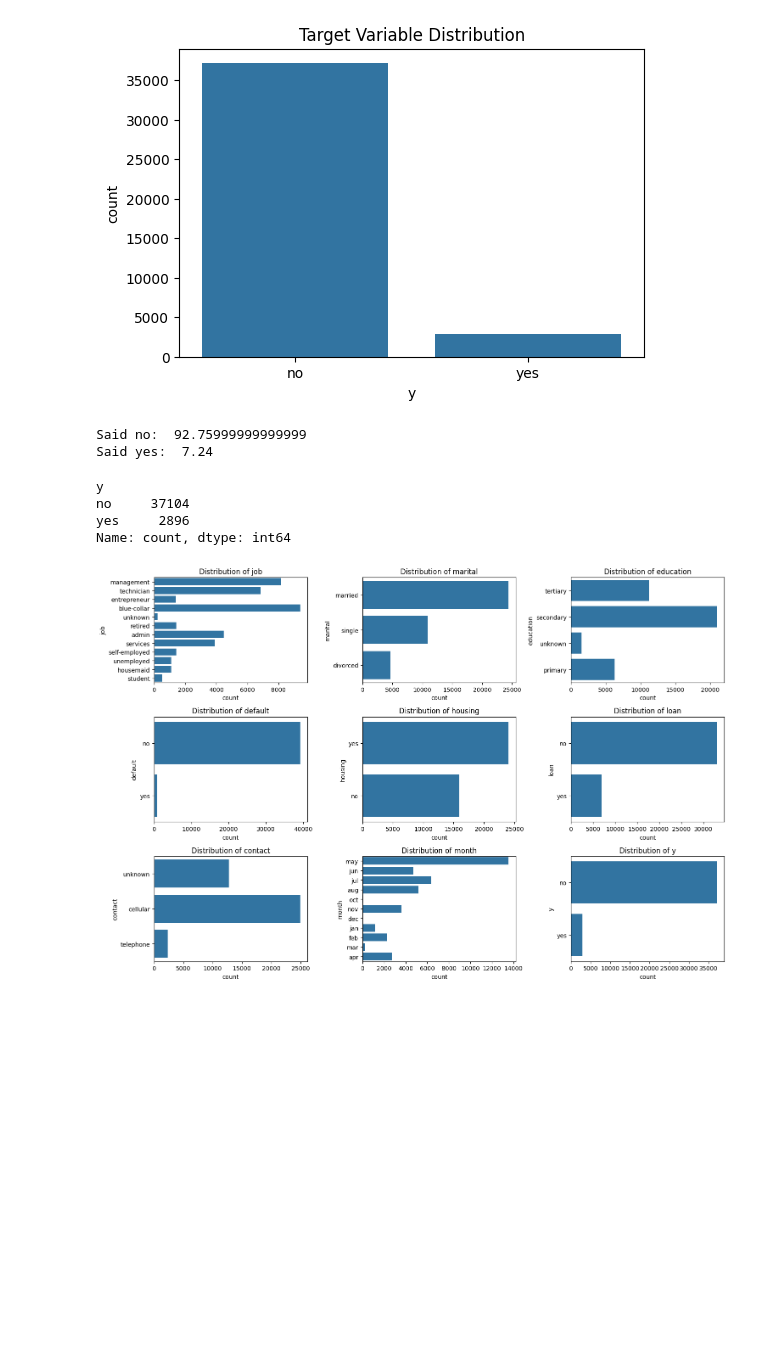
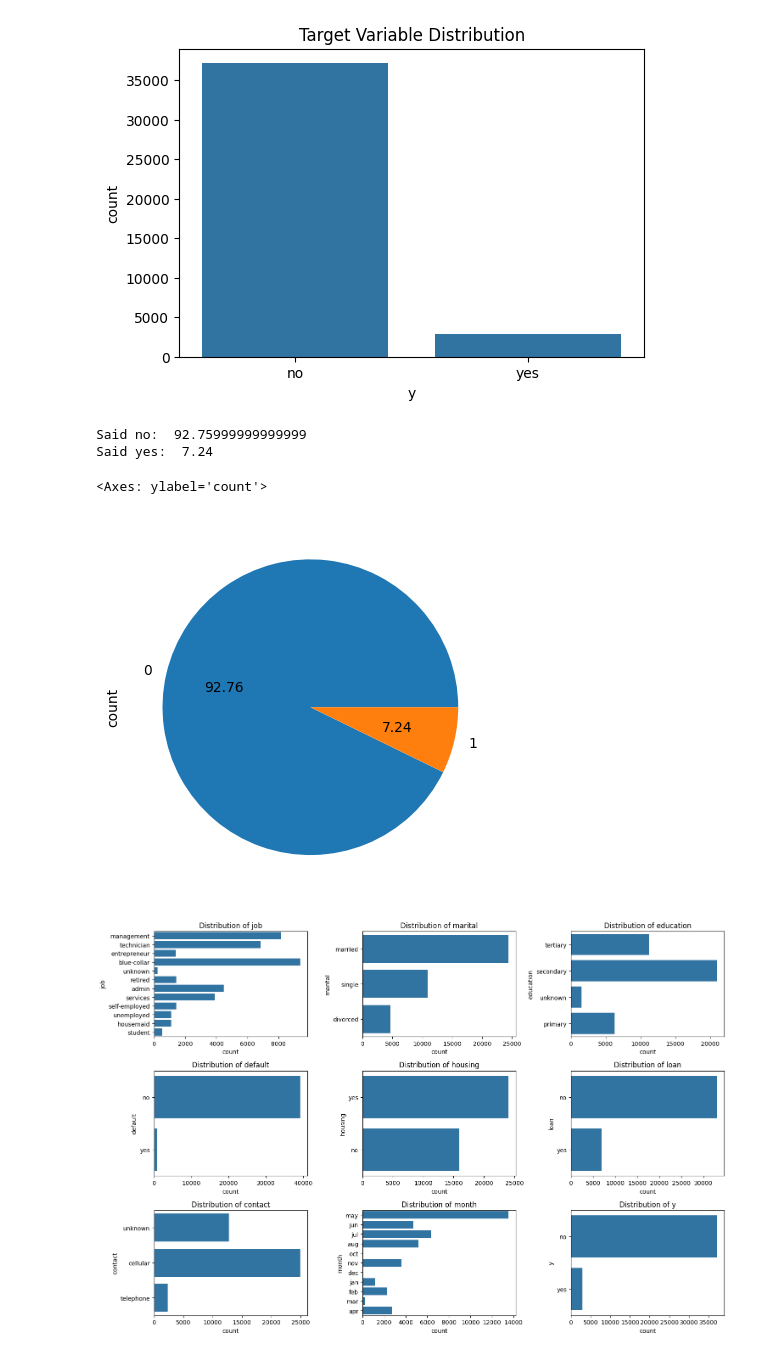
Before and after one commit to buddhiW/jw6h5r0ggDdU6IXW, a Jupyter notebook: EDA.ipynb, the cells around one changed output. Saved outputs shown, nothing was run; the diff lists cells and outputs as text; code cells hidden in the pictures; blank space fills up the shorter version.

Commit message:
Add pie chart

```diff
--- a/EDA.ipynb
+++ b/EDA.ipynb
@@ -80,16 +80,14 @@ plt.show()
 # %%
 print('Said no: ', (37104/40000)*100)
 print('Said yes: ', ((40000-37104)/40000)*100)
 
 ## Counts
-df['y'].value_counts()
+df['y'].value_counts().plot.pie(autopct='%.2f')
 # %% [output]
 Said no:  92.75999999999999
 Said yes:  7.24
-y
-no     37104
-yes     2896
-Name: count, dtype: int64
+<Axes: ylabel='count'>
+[figure, added]
 # %%
 # Categorical variable distributions
 categorical_features = df.select_dtypes(include=["object", "category"]).columns
```
